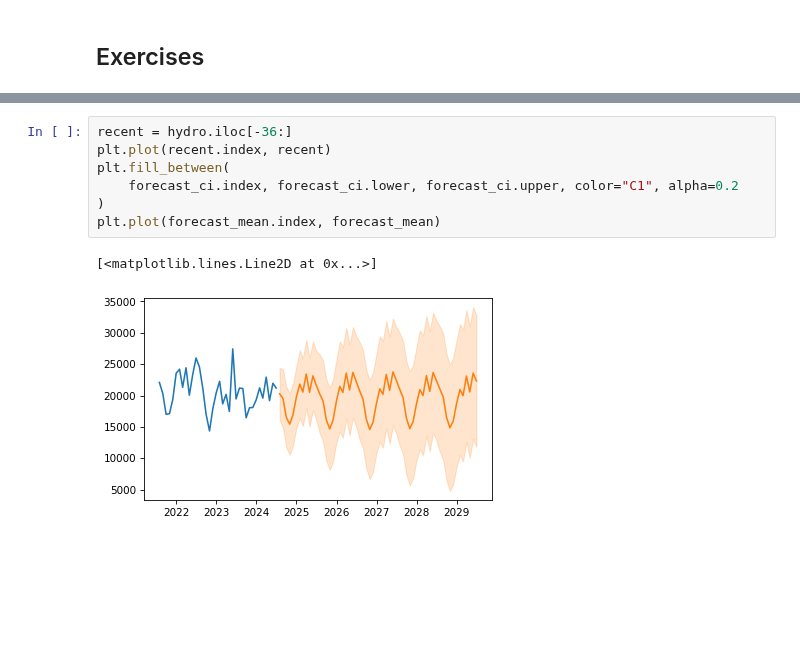
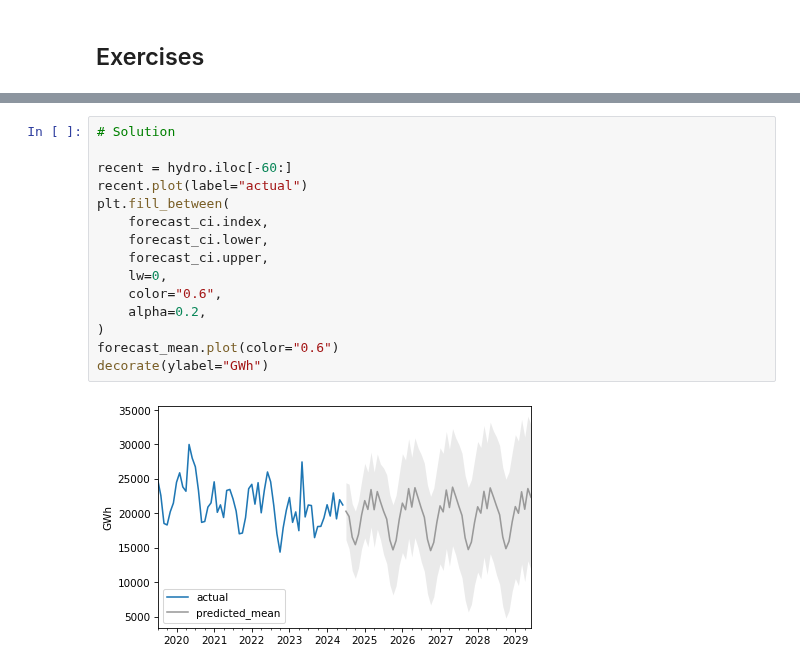
Before and after one commit to AllenDowney/ThinkStats, a Jupyter notebook: soln/chap12.ipynb, the cells around one changed output, grey strips where cells are left out. Saved outputs shown, nothing was run; the diff lists cells and outputs as text; blank space fills up the shorter version.

```diff
--- a/soln/chap12.ipynb
+++ b/soln/chap12.ipynb
@@ -1182,13 +1249,20 @@ forecast_ci.columns = ["lower", "upper"]
 # %% [output]
 [interactive output not drawn]
 # %%
-recent = hydro.iloc[-36:]
-plt.plot(recent.index, recent)
+# Solution
+
+recent = hydro.iloc[-60:]
+recent.plot(label="actual")
 plt.fill_between(
-    forecast_ci.index, forecast_ci.lower, forecast_ci.upper, color="C1", alpha=0.2
+    forecast_ci.index,
+    forecast_ci.lower,
+    forecast_ci.upper,
+    lw=0,
+    color="0.6",
+    alpha=0.2,
 )
-plt.plot(forecast_mean.index, forecast_mean)
+forecast_mean.plot(color="0.6")
+decorate(ylabel="GWh")
 # %% [output]
-[<matplotlib.lines.Line2D at 0x...>]
-[figure, old version]
+[figure, new version]
 [interactive output not drawn]
```
Also changed, not shown: parts of 107 cells of this notebook.
